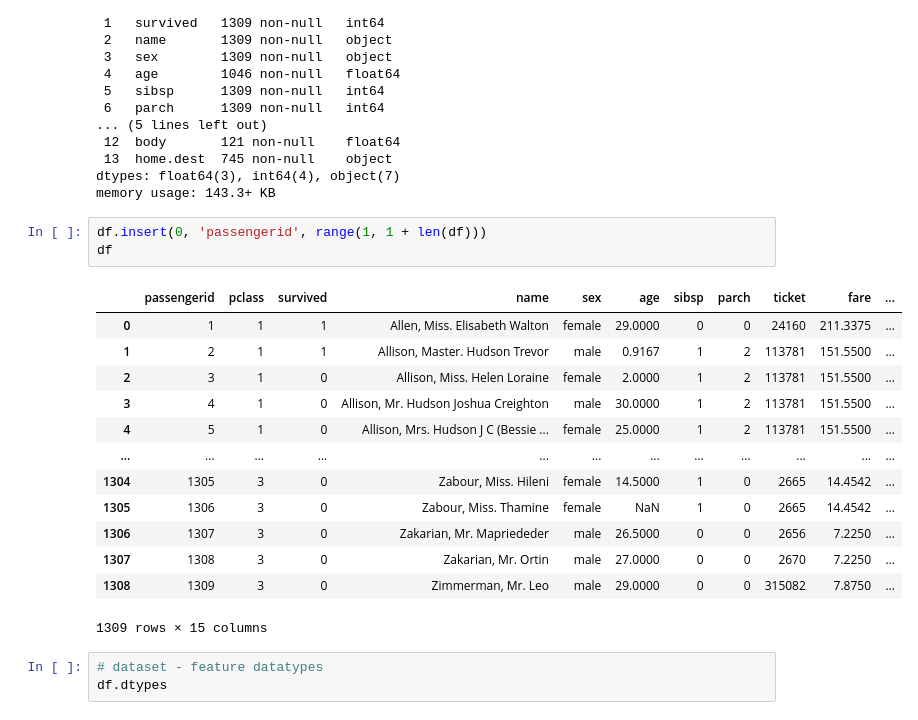
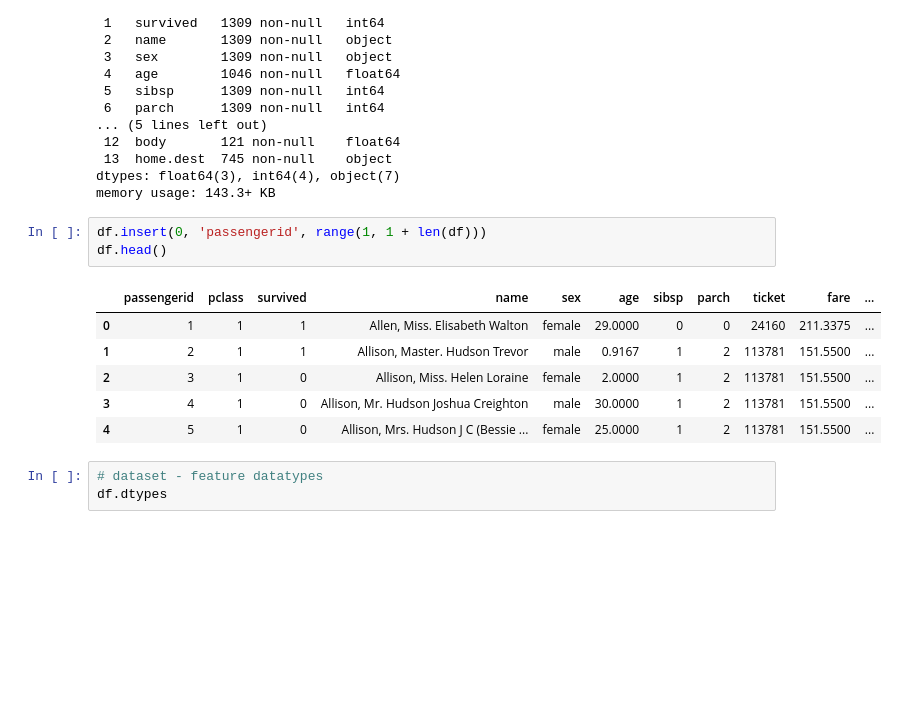
Before and after one commit to andvsilva/dataset, a Jupyter notebook: titanic/atitanic.ipynb, the cells around one changed output. Saved outputs shown, nothing was run; the diff lists cells and outputs as text; blank space fills up the shorter version.

```diff
--- a/titanic/atitanic.ipynb
+++ b/titanic/atitanic.ipynb
@@ -107,21 +107,14 @@ dtypes: float64(3), int64(4), object(7)
 memory usage: 143.3+ KB
 # %%
 df.insert(0, 'passengerid', range(1, 1 + len(df)))
-df
+df.head()
 # %% [output]
 |  | passengerid | pclass | survived | name | sex | age | sibsp | parch | ticket | fare | ... |
 | 0 | 1 | 1 | 1 | Allen, Miss. Elisabeth Walton | female | 29.0000 | 0 | 0 | 24160 | 211.3375 | ... |
 | 1 | 2 | 1 | 1 | Allison, Master. Hudson Trevor | male | 0.9167 | 1 | 2 | 113781 | 151.5500 | ... |
 | 2 | 3 | 1 | 0 | Allison, Miss. Helen Loraine | female | 2.0000 | 1 | 2 | 113781 | 151.5500 | ... |
 | 3 | 4 | 1 | 0 | Allison, Mr. Hudson Joshua Creighton | male | 30.0000 | 1 | 2 | 113781 | 151.5500 | ... |
 | 4 | 5 | 1 | 0 | Allison, Mrs. Hudson J C (Bessie ... | female | 25.0000 | 1 | 2 | 113781 | 151.5500 | ... |
-| ... | ... | ... | ... | ... | ... | ... | ... | ... | ... | ... | ... |
-| 1304 | 1305 | 3 | 0 | Zabour, Miss. Hileni | female | 14.5000 | 1 | 0 | 2665 | 14.4542 | ... |
-| 1305 | 1306 | 3 | 0 | Zabour, Miss. Thamine | female | NaN | 1 | 0 | 2665 | 14.4542 | ... |
-| 1306 | 1307 | 3 | 0 | Zakarian, Mr. Mapriededer | male | 26.5000 | 0 | 0 | 2656 | 7.2250 | ... |
-| 1307 | 1308 | 3 | 0 | Zakarian, Mr. Ortin | male | 27.0000 | 0 | 0 | 2670 | 7.2250 | ... |
-| 1308 | 1309 | 3 | 0 | Zimmerman, Mr. Leo | male | 29.0000 | 0 | 0 | 315082 | 7.8750 | ... |
-1309 rows × 15 columns
 # %%
 # dataset - feature datatypes
 df.dtypes
```
Also changed, not shown: parts of 18 cells of this notebook.
